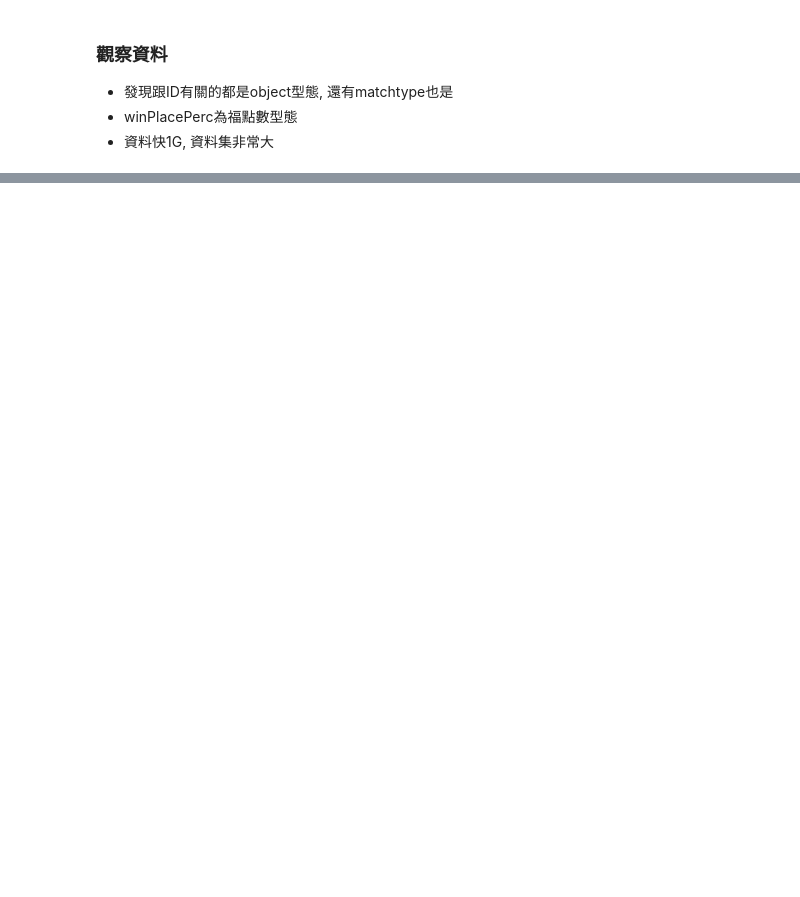
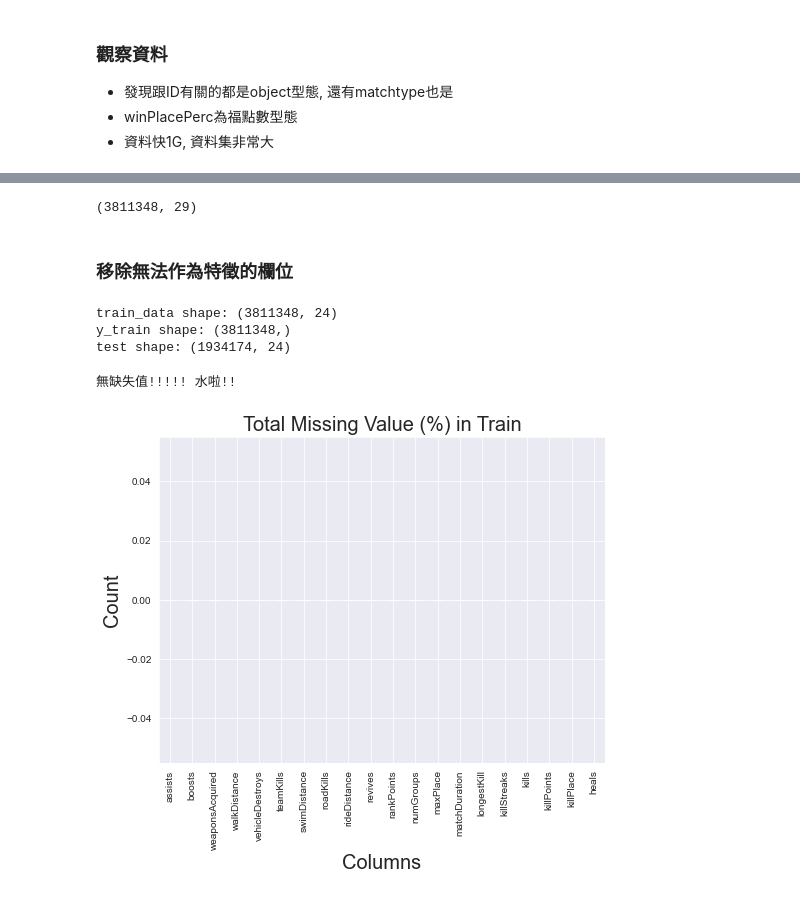
Before and after one commit to ALINYIWEN/Kaggle-Competitions, a Jupyter notebook: PUBG Finish Placement Prediction.ipynb, the cells around one changed output, grey strips where cells are left out. Drawn from its saved outputs; the diff is of its cells as text; code cells hidden in the pictures; blank space fills up the shorter version.

Commit message:
data update

```diff
--- a/PUBG Finish Placement Prediction.ipynb
+++ b/PUBG Finish Placement Prediction.ipynb
@@ -174,0 +259,42 @@ Decreased by 70.7%
+# %%
+# 去除大於四個離群值的資料
+outlier_drop = list(key for key, value in outlier_indices.items() if value >=4) # 取得index
+train = train.drop(outlier_drop, axis = 0).reset_index(drop=True) # drop=True可以去除index那一column
+train.shape
+# %% [output]
+(3811348, 29)
+# %% [markdown]
+### 移除無法作為特徵的欄位
+# %%
+# 觀察移除欄位後的資料及尺寸
+y_train = train['winPlacePerc']
+train = train.drop(['Id','groupId','matchId','matchType','winPlacePerc'], axis = 1) # 刪除指定column
+test = test.drop(['Id','groupId','matchId','matchType'], axis = 1) # 刪除指定column
+
+print('train_data shape: '+str(train.shape))
+print('y_train shape: '+str(y_train.shape))
+print('test shape: '+str(test.shape))
+# %% [output]
+train_data shape: (3811348, 24)
+y_train shape: (3811348,)
+test shape: (1934174, 24)
+# %%
+# 檢查缺失值
+#missing data
+total = train.isnull().sum().sort_values(ascending=False)
+percent = (train.isnull().sum()/train.isnull().count()).sort_values(ascending=False)
+missing_data = pd.concat([total, percent], axis=1, keys=['Total', 'Percent'])
+missing_data.head(20)
+
+# histogram
+# missing_data = missing_data.head(20)
+percent_data = percent.head(20)
+percent_data.plot(kind="bar", figsize = (8,6), fontsize = 10)
+plt.xlabel("Columns", fontsize = 20)
+plt.ylabel("Count", fontsize = 20)
+plt.title("Total Missing Value (%) in Train", fontsize = 20)
+
+print("無缺失值!!!!! 水啦!!")
+# %% [output]
+無缺失值!!!!! 水啦!!
+[figure, added]
```
Also changed, not shown: parts of 30 cells of this notebook, 5 other files.
